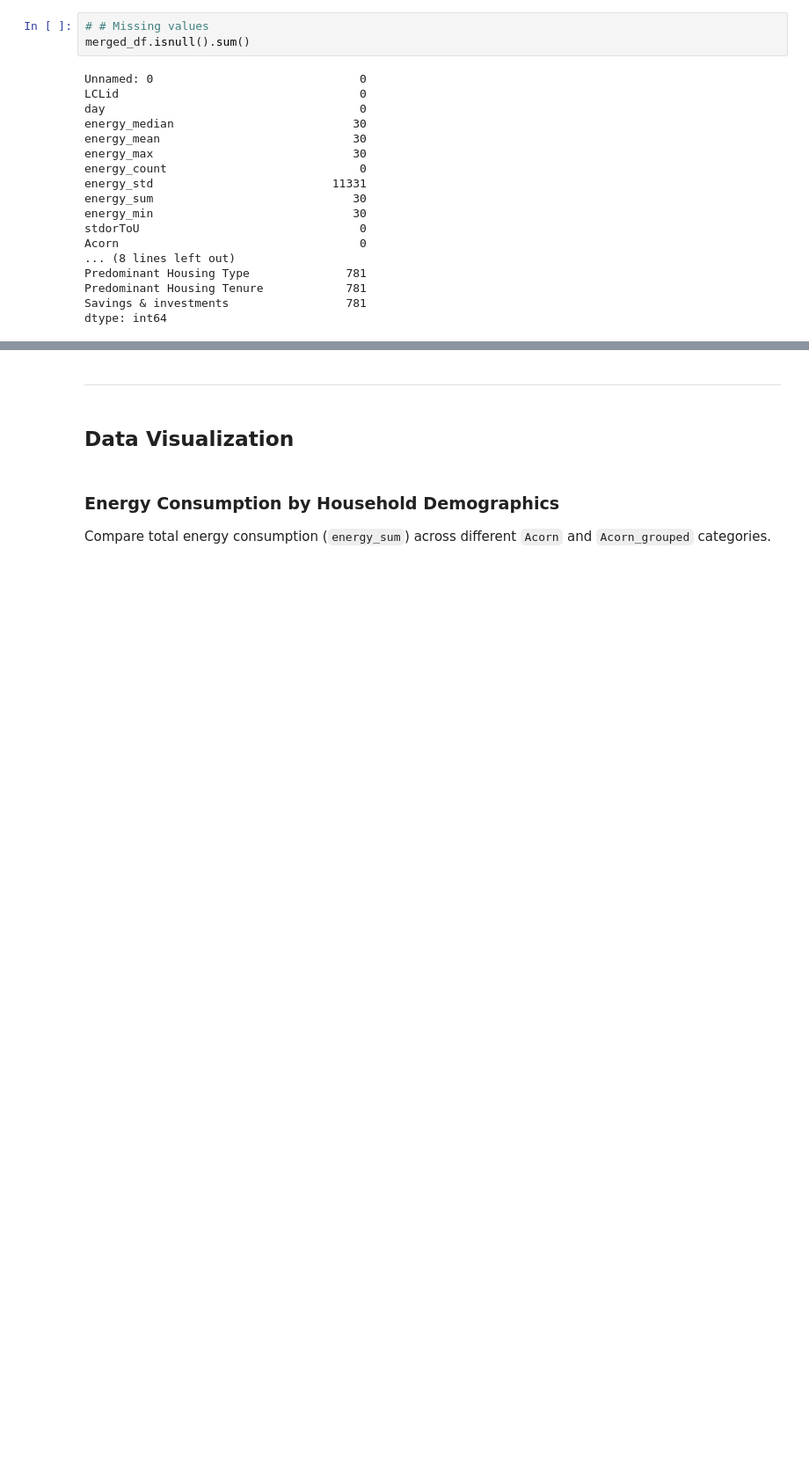
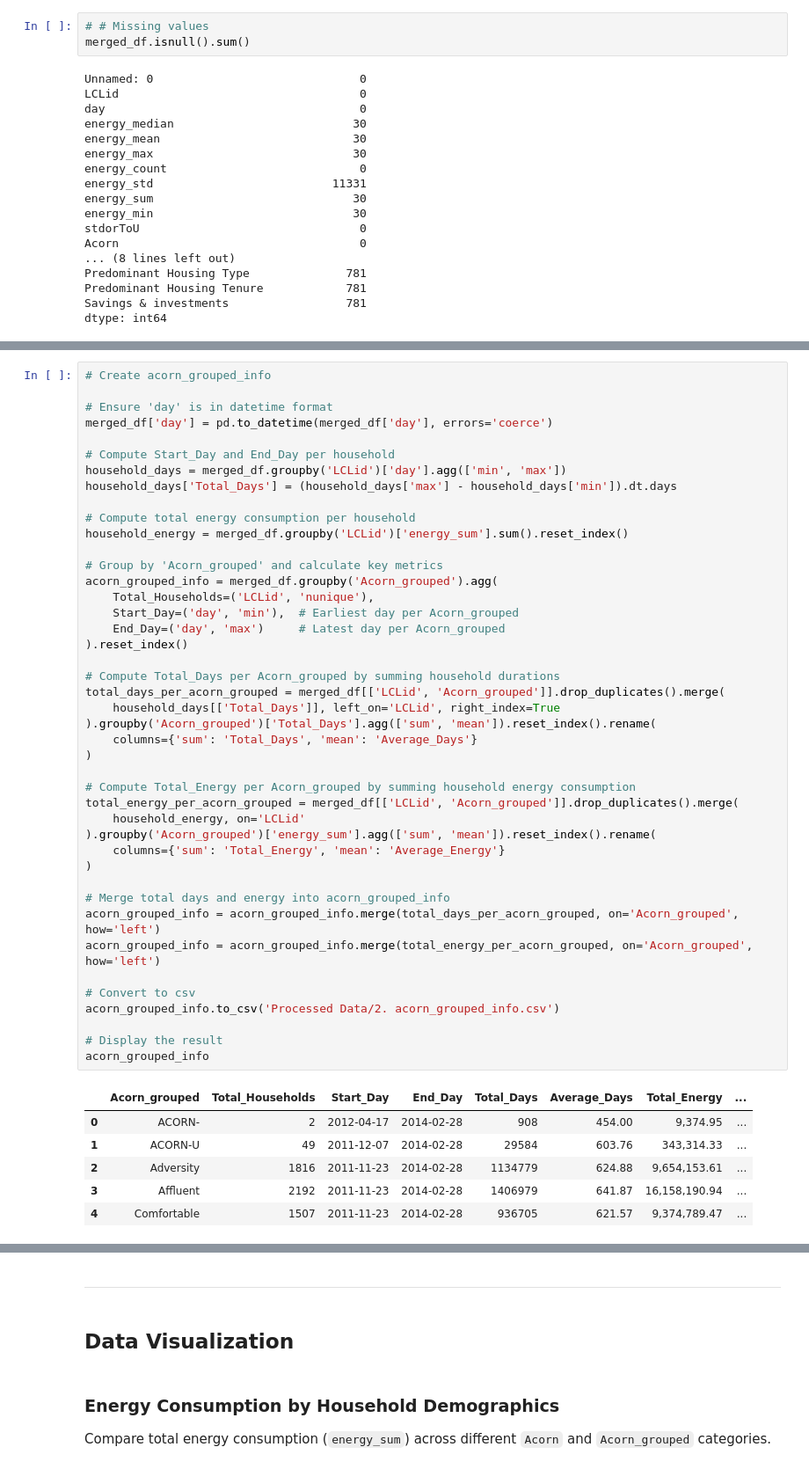
Before and after one commit to shanniekwok/IS459-G1T7, a Jupyter notebook: 2.1 Internal Factors Analysis.ipynb, the cells around one changed output, grey strips where cells are left out. Shown at 88% size. Drawn from its saved outputs; the diff is of its cells as text; blank space fills up the shorter version.

```diff
--- a/2.1 Internal Factors Analysis.ipynb
+++ b/2.1 Internal Factors Analysis.ipynb
@@ -259,0 +323,50 @@ dtype: int64
+# %%
+# Create acorn_grouped_info
+
+# Ensure 'day' is in datetime format
+merged_df['day'] = pd.to_datetime(merged_df['day'], errors='coerce')
+
+# Compute Start_Day and End_Day per household
+household_days = merged_df.groupby('LCLid')['day'].agg(['min', 'max'])
+household_days['Total_Days'] = (household_days['max'] - household_days['min']).dt.days
+
+# Compute total energy consumption per household
+household_energy = merged_df.groupby('LCLid')['energy_sum'].sum().reset_index()
+
+# Group by 'Acorn_grouped' and calculate key metrics
+acorn_grouped_info = merged_df.groupby('Acorn_grouped').agg(
+    Total_Households=('LCLid', 'nunique'),
+    Start_Day=('day', 'min'),  # Earliest day per Acorn_grouped
+    End_Day=('day', 'max')     # Latest day per Acorn_grouped
+).reset_index()
+
+# Compute Total_Days per Acorn_grouped by summing household durations
+total_days_per_acorn_grouped = merged_df[['LCLid', 'Acorn_grouped']].drop_duplicates().merge(
+    household_days[['Total_Days']], left_on='LCLid', right_index=True
+).groupby('Acorn_grouped')['Total_Days'].agg(['sum', 'mean']).reset_index().rename(
+    columns={'sum': 'Total_Days', 'mean': 'Average_Days'}
+)
+
+# Compute Total_Energy per Acorn_grouped by summing household energy consumption
+total_energy_per_acorn_grouped = merged_df[['LCLid', 'Acorn_grouped']].drop_duplicates().merge(
+    household_energy, on='LCLid'
+).groupby('Acorn_grouped')['energy_sum'].agg(['sum', 'mean']).reset_index().rename(
+    columns={'sum': 'Total_Energy', 'mean': 'Average_Energy'}
+)
+
+# Merge total days and energy into acorn_grouped_info
+acorn_grouped_info = acorn_grouped_info.merge(total_days_per_acorn_grouped, on='Acorn_grouped', how='left')
+acorn_grouped_info = acorn_grouped_info.merge(total_energy_per_acorn_grouped, on='Acorn_grouped', how='left')
+
+# Convert to csv
+acorn_grouped_info.to_csv('Processed Data/2. acorn_grouped_info.csv')
+
+# Display the result
+acorn_grouped_info
+# %% [output]
+|  | Acorn_grouped | Total_Households | Start_Day | End_Day | Total_Days | Average_Days | Total_Energy | ... |
+| 0 | ACORN- | 2 | 2012-04-17 | 2014-02-28 | 908 | 454.00 | 9,374.95 | ... |
+| 1 | ACORN-U | 49 | 2011-12-07 | 2014-02-28 | 29584 | 603.76 | 343,314.33 | ... |
+| 2 | Adversity | 1816 | 2011-11-23 | 2014-02-28 | 1134779 | 624.88 | 9,654,153.61 | ... |
+| 3 | Affluent | 2192 | 2011-11-23 | 2014-02-28 | 1406979 | 641.87 | 16,158,190.94 | ... |
+| 4 | Comfortable | 1507 | 2011-11-23 | 2014-02-28 | 936705 | 621.57 | 9,374,789.47 | ... |
```
Also changed, not shown: parts of 4 cells of this notebook.
